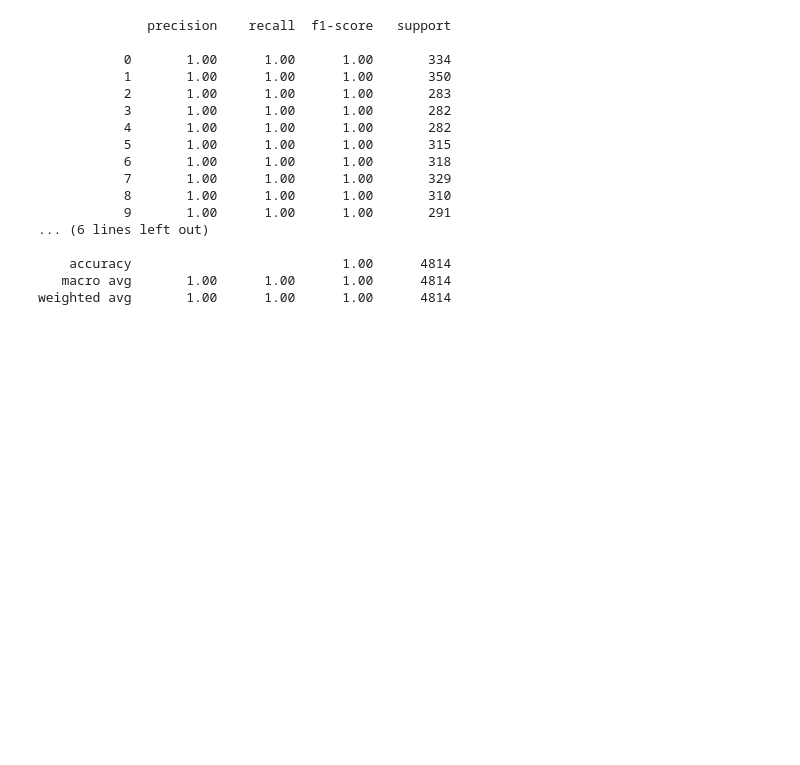
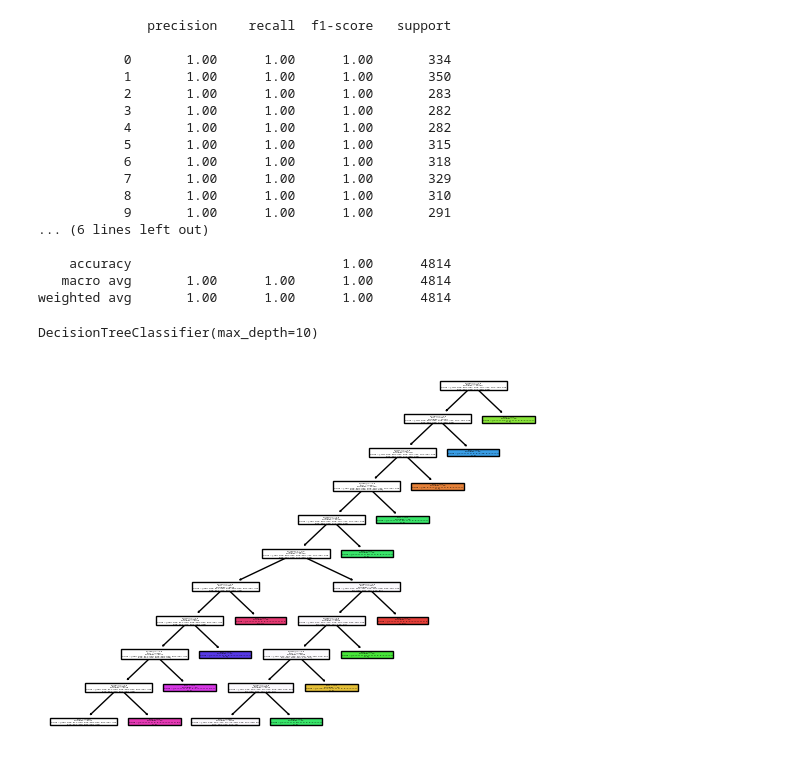
Before and after one commit to andycr00/sakila-ML, a Jupyter notebook: clasificacion.ipynb, the cells around one changed output. Cells and saved outputs as stored; diff of their text form; code cells hidden in the pictures; blank space fills up the shorter version.

```diff
--- a/clasificacion.ipynb
+++ b/clasificacion.ipynb
@@ -229,3 +229,15 @@ print(classification_report(y_test, y_pred))
     accuracy                           1.00      4814
    macro avg       1.00      1.00      1.00      4814
 weighted avg       1.00      1.00      1.00      4814
+# %%
+from sklearn.tree import DecisionTreeClassifier, plot_tree
+
+clasificador = DecisionTreeClassifier(max_depth=10,)
+
+clasificador.fit(X_train, y_train)
+# %% [output]
+DecisionTreeClassifier(max_depth=10)
+# %%
+plot_tree(clasificador, filled=True, );
+# %% [output]
+[figure, added]
```
Also changed, not shown: parts of 4 cells of this notebook.
